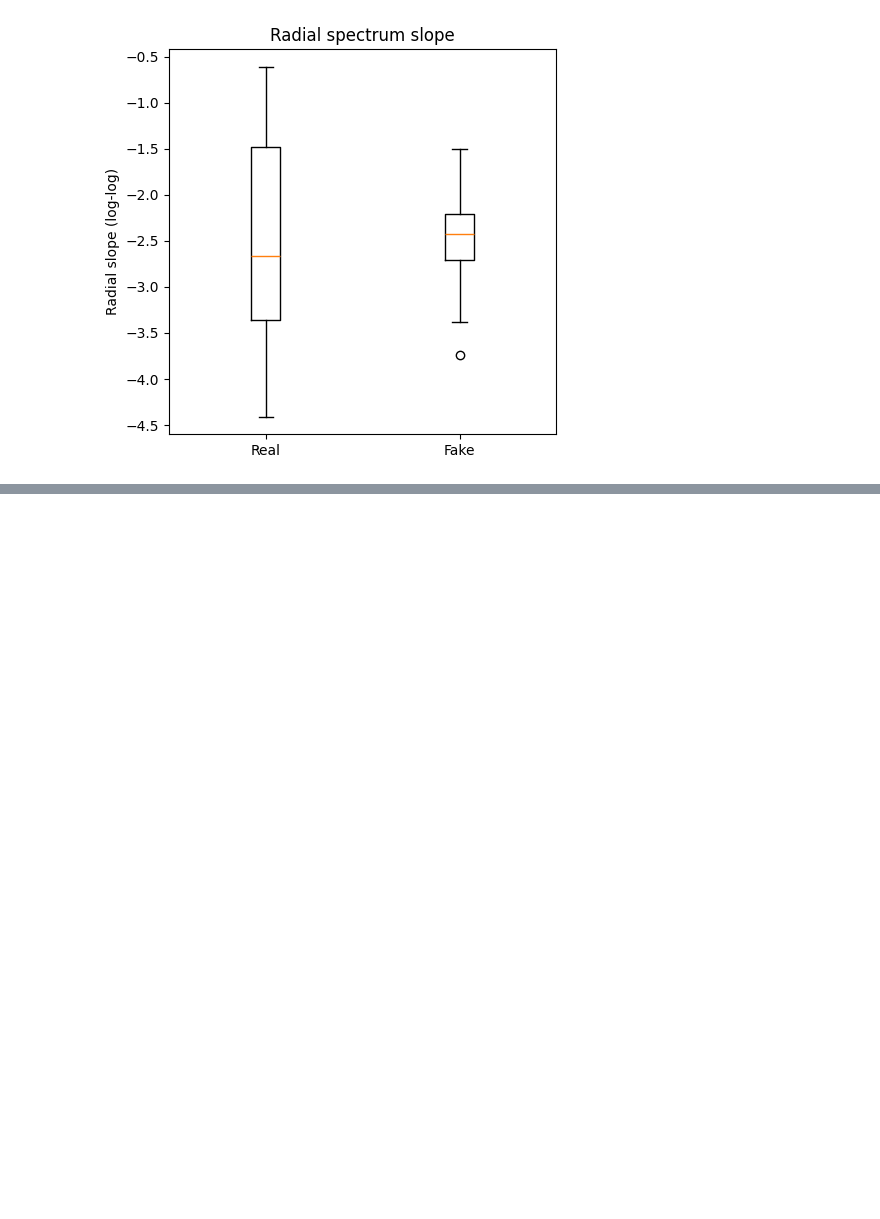
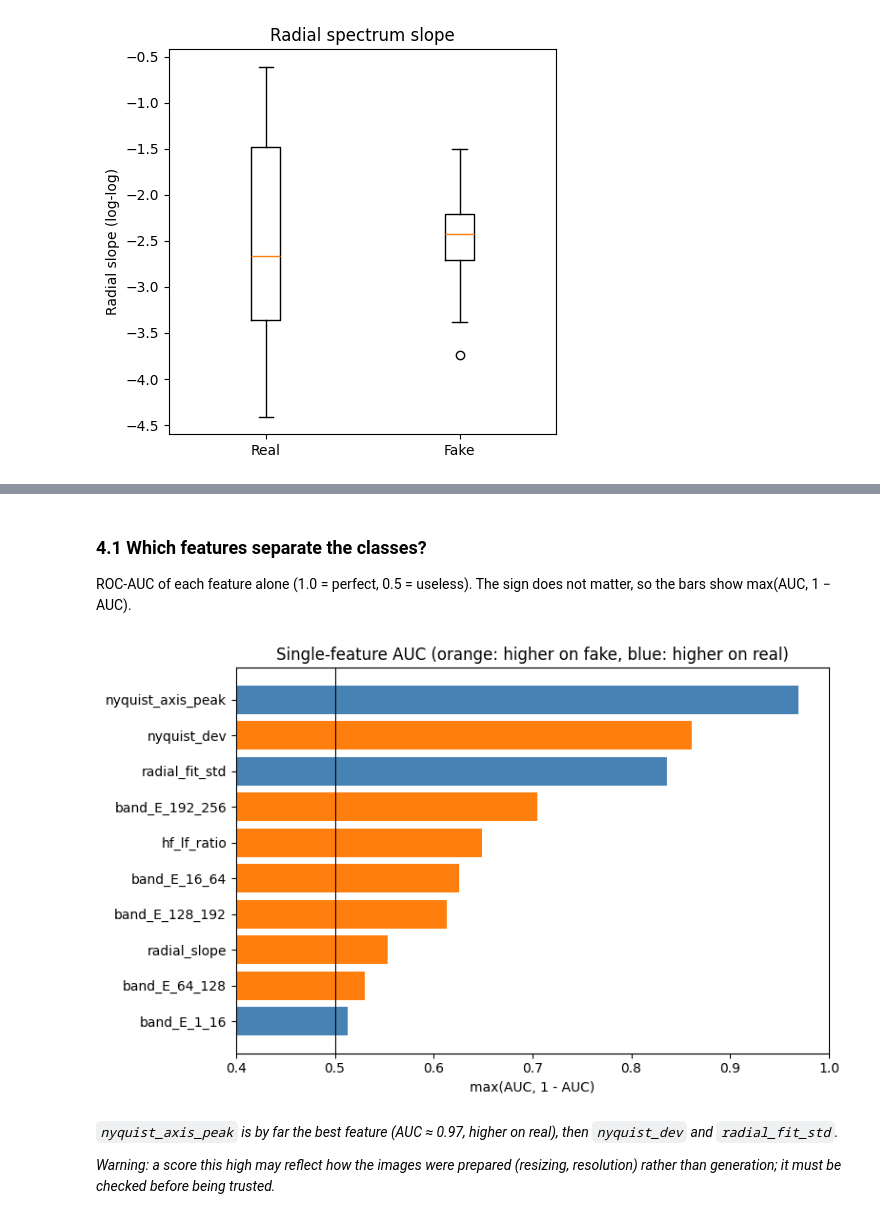
Before and after one commit to yassinekhaldoun/Deepfake-Detection-Image-Forensics-Machine-Learning, a Jupyter notebook: notebooks/preprocessing.ipynb, the cells around one changed output, grey strips where cells are left out. Saved outputs shown, nothing was run; the diff lists cells and outputs as text; code cells hidden in the pictures; blank space fills up the shorter version.

```diff
--- a/notebooks/preprocessing.ipynb
+++ b/notebooks/preprocessing.ipynb
@@ -265,0 +337,15 @@ Fake slope: -2.455 ± 0.426
+# %%
+import pandas as pd
+from src.spectral import extract_spectral_features, SPECTRAL_FEATURE_NAMES
+
+rows = []
+for label in ("real", "fake"):
+    for path in sorted((data_dir / label).glob("*.png")):
+        features = extract_spectral_features(center_crop(load_image(path), 512))
+        rows.append([path.name, label, *features])
+
+df_spec = pd.DataFrame(rows, columns=["image_id", "label"] + SPECTRAL_FEATURE_NAMES)
+(root / "results").mkdir(exist_ok=True)
+df_spec.to_csv(root / "results" / "spectral_features.csv", index=False)
+
+df_spec.groupby("label")[SPECTRAL_FEATURE_NAMES].mean().T.round(3)
@@ -265,0 +364,28 @@ Fake slope: -2.455 ± 0.426
+# %% [markdown]
+### 4.1 Which features separate the classes?
+ROC-AUC of each feature alone (1.0 = perfect, 0.5 = useless). The sign does not matter, so the bars show max(AUC, 1 − AUC).
+# %%
+from sklearn.metrics import roc_auc_score
+
+y = (df_spec["label"] == "fake").astype(int)
+auc = {name: roc_auc_score(y, df_spec[name]) for name in SPECTRAL_FEATURE_NAMES}
+auc_sorted = sorted(auc.items(), key=lambda kv: -abs(kv[1] - 0.5))
+
+names = [n for n, _ in auc_sorted]
+values = [max(a, 1 - a) for _, a in auc_sorted]
+colors = ["tab:orange" if a > 0.5 else "steelblue" for _, a in auc_sorted]   # orange: higher on fake
+
+plt.figure(figsize=(8, 5))
+plt.barh(names[::-1], values[::-1], color=colors[::-1])
+plt.axvline(0.5, color="k", lw=0.8)
+plt.xlim(0.4, 1.0)
+plt.xlabel("max(AUC, 1 - AUC)")
+plt.title("Single-feature AUC (orange: higher on fake, blue: higher on real)")
+plt.tight_layout()
+plt.show()
+# %% [output]
+[figure, added]
+# %% [markdown]
+*`nyquist_axis_peak` is by far the best feature (AUC ≈ 0.97, higher on real), then `nyquist_dev` and `radial_fit_std`.*
+
+*Warning: a score this high may reflect how the images were prepared (resizing, resolution) rather than generation; it must be checked before being trusted.*
```
Also changed, not shown: parts of 21 cells of this notebook, 2 other files.
